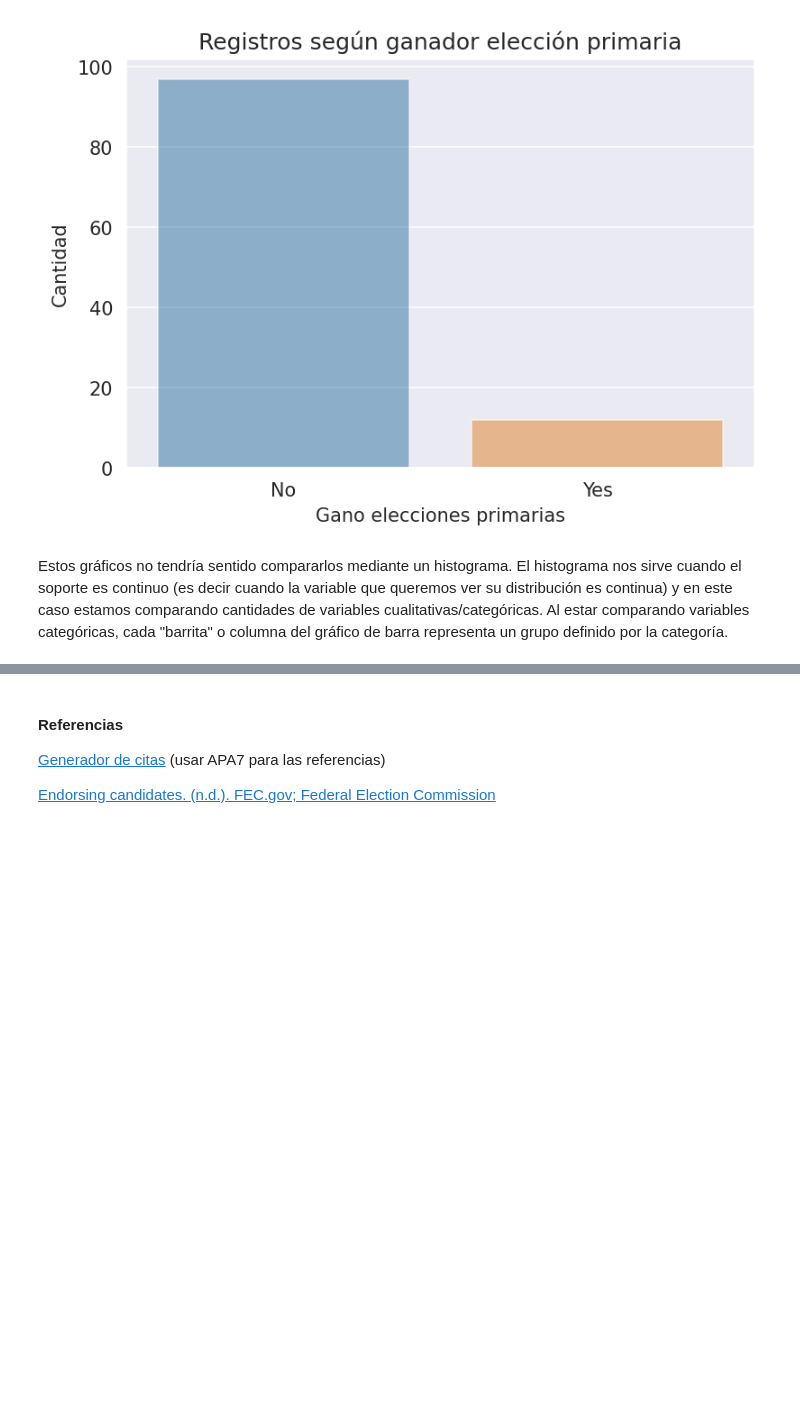
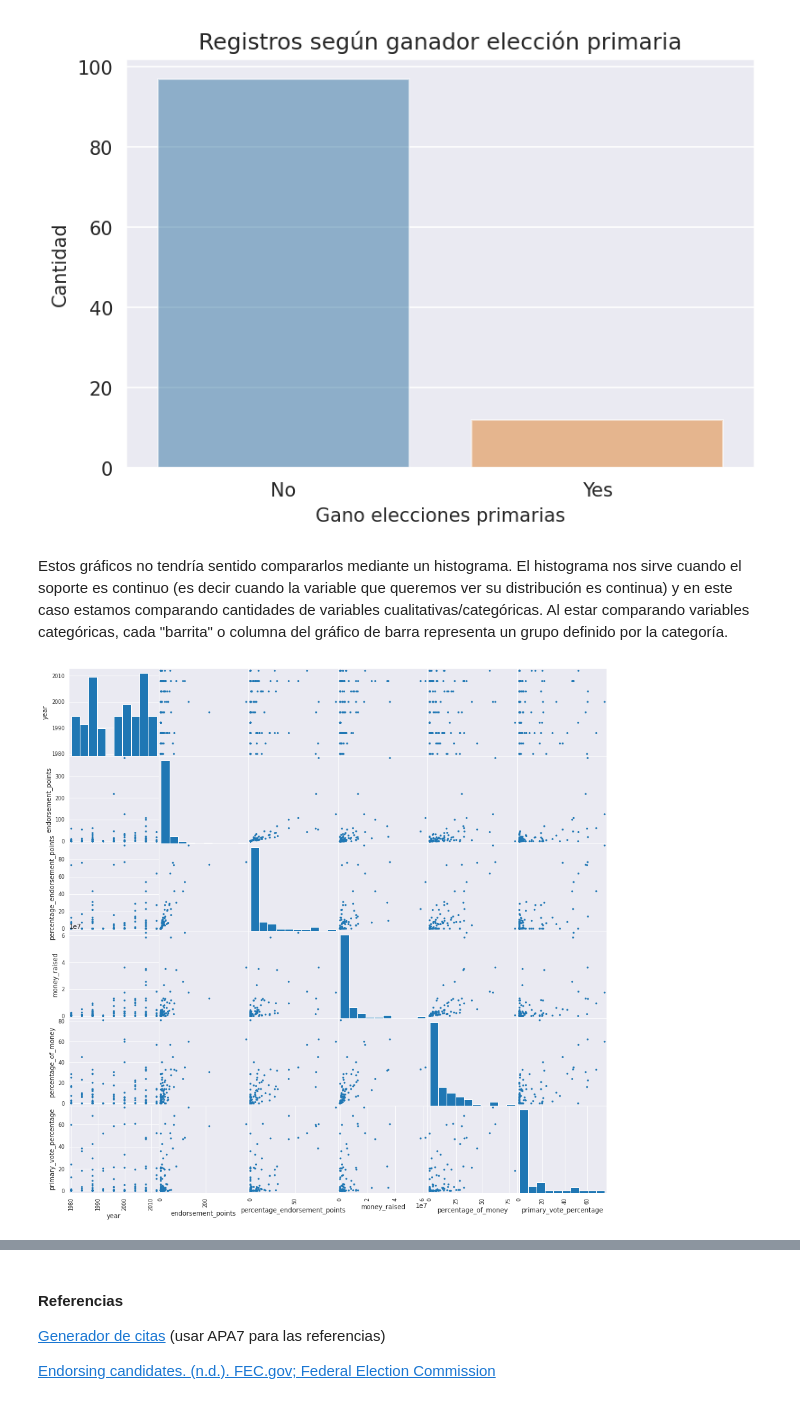
Before and after one commit to 1gnacio/orgadatos-kaggle-tp1, a Jupyter notebook: notebook707f668b56.ipynb, the cells around one changed output, grey strips where cells are left out. Cells and saved outputs as stored; diff of their text form; code cells hidden in the pictures; blank space fills up the shorter version.

```diff
--- a/notebook707f668b56.ipynb
+++ b/notebook707f668b56.ipynb
@@ -271,3 +271,9 @@ simple_barplot(data_primarias, 'Gano elecciones primarias', 'Cantidad de registr
 [figure]
 # %% [markdown]
 Estos gráficos no tendría sentido compararlos mediante un histograma. El histograma nos sirve cuando el soporte es continuo (es decir cuando la variable que queremos ver su distribución es continua) y en este caso estamos comparando cantidades de variables cualitativas/categóricas. Al estar comparando variables categóricas, cada "barrita" o columna del gráfico de barra representa un grupo definido por la categoría.
+# %%
+from pandas.plotting import scatter_matrix
+
+scatter_matrix(data, alpha=1, figsize = (15,15));
+# %% [output]
+[figure, added]
```
Also changed, not shown: parts of 7 cells of this notebook.
